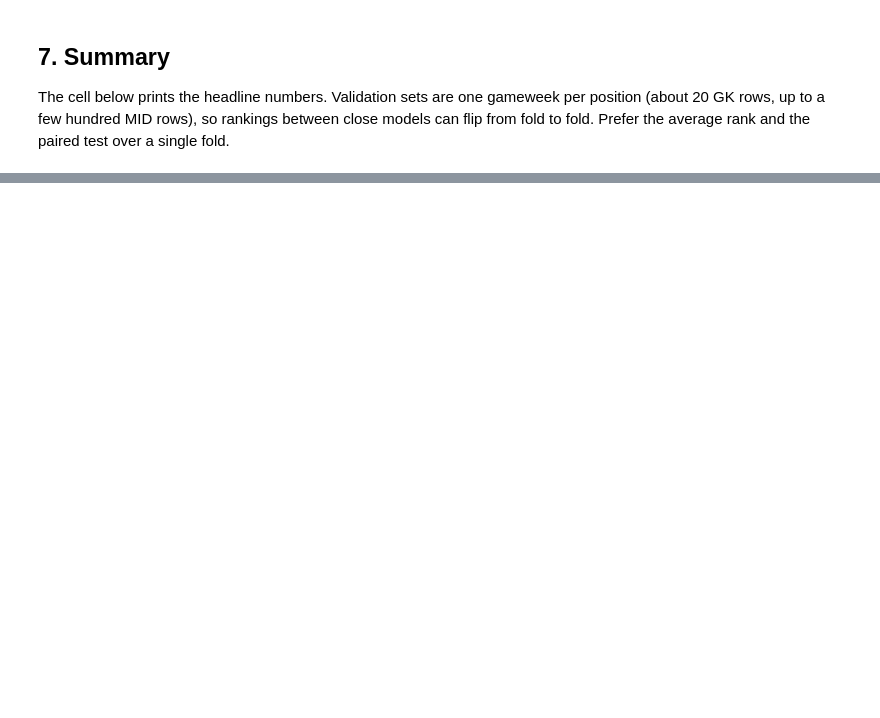
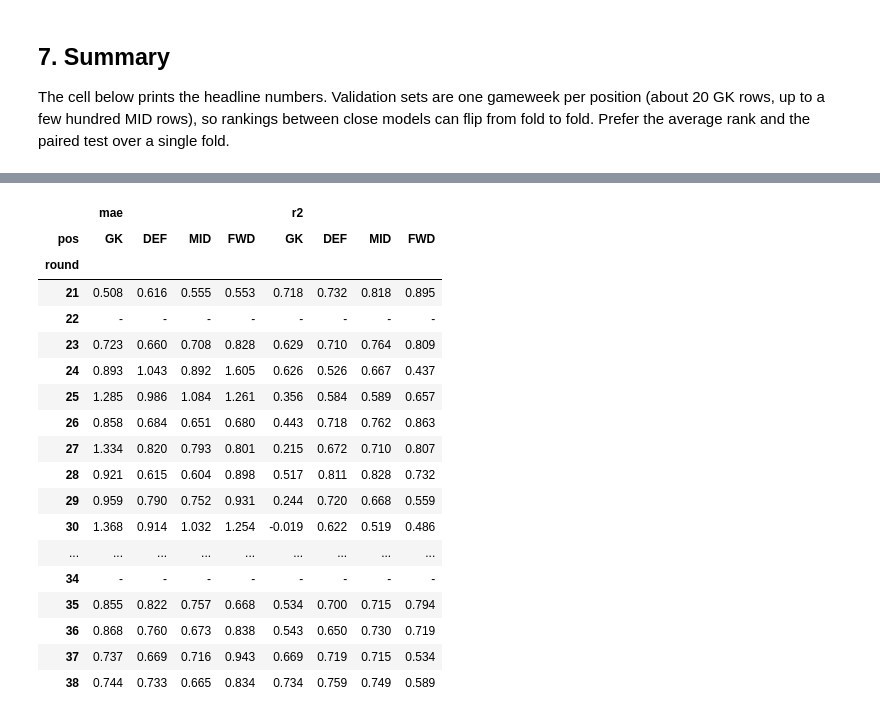
Before and after one commit to ilyandho/FS-Go, a Jupyter notebook: notebooks/model_comparison.ipynb, the cells around one changed output, grey strips where cells are left out. Cells and saved outputs as stored; diff of their text form; code cells hidden in the pictures; blank space fills up the shorter version.

```diff
--- a/notebooks/model_comparison.ipynb
+++ b/notebooks/model_comparison.ipynb
@@ -480,5 +486,5 @@ validation folds and over the test folds. Choose on `valid_mae`; `test_mae` is t
 # %%
-all_results = compare.load_results()
+all_results, deploy = compare.load_results(), compare.load_deploy()
 for p in POSITIONS:
-    compare.print_table(compare.summarize(all_results, p), p)
+    compare.print_table(all_results, deploy, p)
 # %% [output]
@@ -501,0 +685,29 @@ best on validation: svr
+# %%
+# The same numbers for the selection procedure, as a table ('-' = no target, gw 21 = used to select)
+(
+    perf.pivot_table(index="round", columns="pos", values=["mae", "r2"])
+    .reindex(columns=POSITIONS, level=1)
+    .reindex(GWS)
+    .style.format(precision=3, na_rep="-")
+    .background_gradient(subset=["mae"], cmap="Blues", axis=None)
+)
+# %% [output]
+|  | mae |  |  |  | r2 |  |  |  |
+| pos | GK | DEF | MID | FWD | GK | DEF | MID | FWD |
+| round |  |  |  |  |  |  |  |  |
+| 21 | 0.508 | 0.616 | 0.555 | 0.553 | 0.718 | 0.732 | 0.818 | 0.895 |
+| 22 | - | - | - | - | - | - | - | - |
+| 23 | 0.723 | 0.660 | 0.708 | 0.828 | 0.629 | 0.710 | 0.764 | 0.809 |
+| 24 | 0.893 | 1.043 | 0.892 | 1.605 | 0.626 | 0.526 | 0.667 | 0.437 |
+| 25 | 1.285 | 0.986 | 1.084 | 1.261 | 0.356 | 0.584 | 0.589 | 0.657 |
+| 26 | 0.858 | 0.684 | 0.651 | 0.680 | 0.443 | 0.718 | 0.762 | 0.863 |
+| 27 | 1.334 | 0.820 | 0.793 | 0.801 | 0.215 | 0.672 | 0.710 | 0.807 |
+| 28 | 0.921 | 0.615 | 0.604 | 0.898 | 0.517 | 0.811 | 0.828 | 0.732 |
+| 29 | 0.959 | 0.790 | 0.752 | 0.931 | 0.244 | 0.720 | 0.668 | 0.559 |
+| 30 | 1.368 | 0.914 | 1.032 | 1.254 | -0.019 | 0.622 | 0.519 | 0.486 |
+| ... | ... | ... | ... | ... | ... | ... | ... | ... |
+| 34 | - | - | - | - | - | - | - | - |
+| 35 | 0.855 | 0.822 | 0.757 | 0.668 | 0.534 | 0.700 | 0.715 | 0.794 |
+| 36 | 0.868 | 0.760 | 0.673 | 0.838 | 0.543 | 0.650 | 0.730 | 0.719 |
+| 37 | 0.737 | 0.669 | 0.716 | 0.943 | 0.669 | 0.719 | 0.715 | 0.534 |
+| 38 | 0.744 | 0.733 | 0.665 | 0.834 | 0.734 | 0.759 | 0.749 | 0.589 |
```
Also changed, not shown: parts of 17 cells of this notebook, 22 other files.
